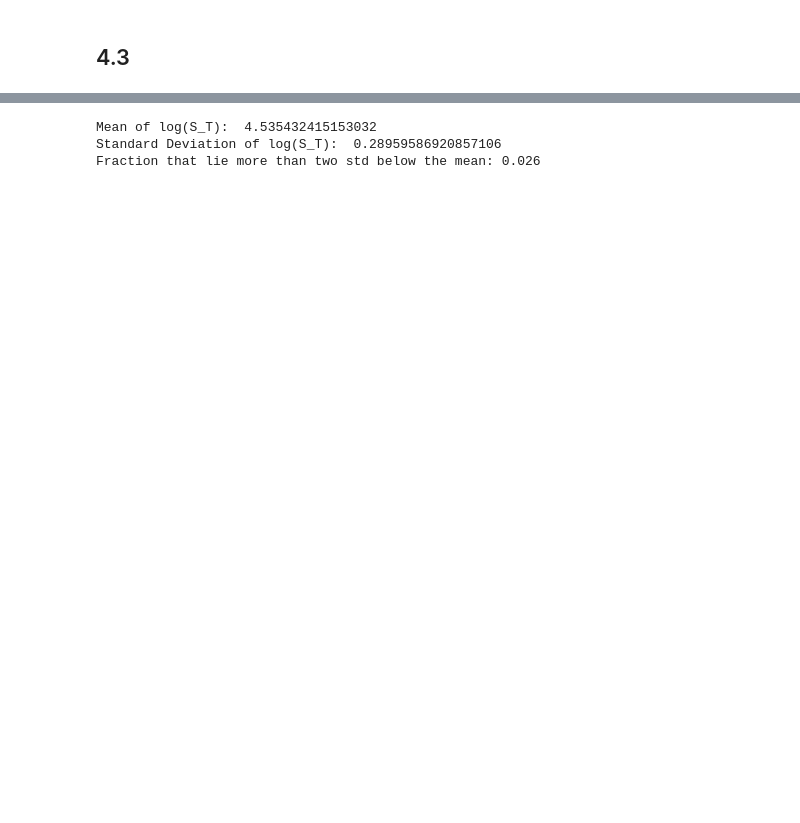
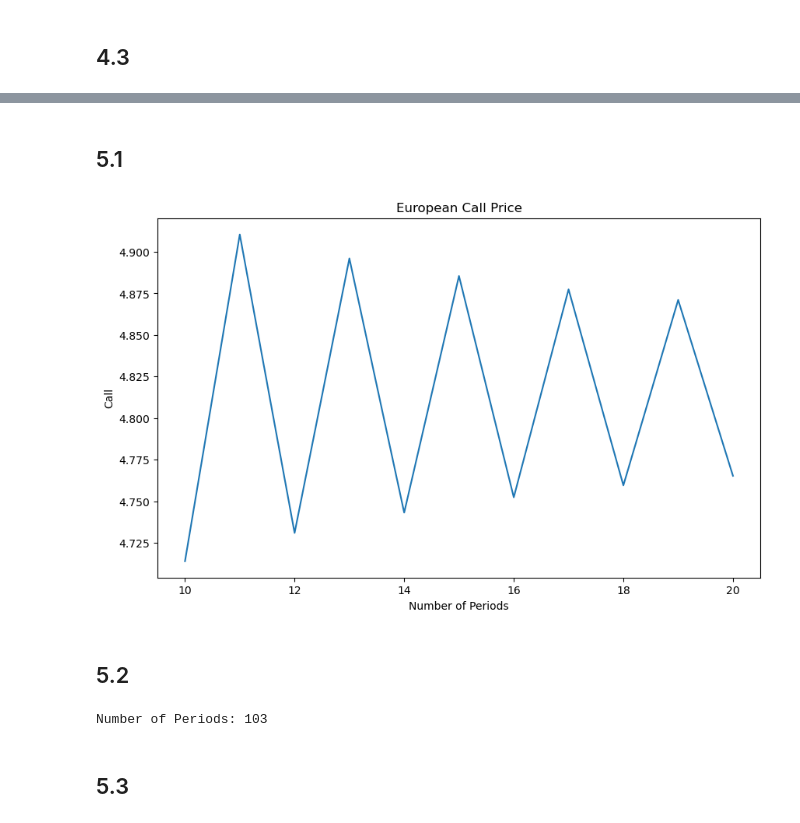
Before and after one commit to zhenqihu/DerPricing, a Jupyter notebook: hw3.ipynb, the cells around one changed output, grey strips where cells are left out. Saved outputs shown, nothing was run; the diff lists cells and outputs as text; code cells hidden in the pictures; blank space fills up the shorter version.

```diff
--- a/hw3.ipynb
+++ b/hw3.ipynb
@@ -81,13 +89,47 @@ def stochastic_volatility(S0, sigma0, r, q, dt, N, _theta, _kappa, _gamma, _rho)
-# %%
-results = np.zeros(500)
-for i in range(500):
-    results[i] = stochastic_volatility(S0=100, sigma0=0.3,
-                                       r=0.01, q=0.02, dt=1/100, N=100,
-                                       _theta=0.09, _kappa=0.01, _gamma=0.01, _rho=1)
-print("Mean of log(S_T): ", np.mean(results))
-print("Standard Deviation of log(S_T): ", np.std(results))
-print("Fraction that lie more than two std below the mean:", np.mean(results < np.mean(results) - 2 * np.std(results)))
-# %% [output]
-Mean of log(S_T):  4.535432415153032
-Standard Deviation of log(S_T):  0.28959586920857106
-Fraction that lie more than two std below the mean: 0.026
+# %% [markdown]
+## 5.1
+# %%
+S0 = 50 # initial stock price
+r = 0.05 # risk-free rate
+sigma = 0.3 # volatility
+T = 0.5 # maturity
+K = 50 # strike price
+# %%
+def stock_tree(N):
+    dt = T / N
+    u = np.exp(sigma * np.sqrt(dt))
+    d = 1 / u
+    S = np.zeros((N + 1, N + 1))
+    S[0, 0] = S0
+    for t in range(1, N + 1):
+        for i in range(t + 1):
+            S[i, t] = S0 * u ** (t - i) * d ** i
+    return S
+
+def euro_call_tree(N):
+    S = stock_tree(N)
+    dt = T / N
+    u = np.exp(sigma * np.sqrt(dt))
+    d = 1 / u
+    p = (np.exp(r * dt) - d) / (u - d) # risk-neutral probability
+    euro_call = np.zeros((N + 1, N + 1))
+    for i in range(N + 1):
+        euro_call[i, N] = max(S[i, N] - K, 0)
+    for t in range(N - 1, -1, -1):
+        for i in range(t + 1):
+            euro_call[i, t] = np.exp(-r * dt) * (p * euro_call[i, t + 1] + (1 - p) * euro_call[i + 1, t + 1])
+    return euro_call
+# %%
+call_price = np.zeros(11)
+for n in range(10, 21):
+    call_price[n - 10] = euro_call_tree(n)[0, 0]
+
+plt.plot(range(10, 21), call_price)
+plt.xlabel('Number of Periods')
+plt.ylabel('Call')
+plt.title('European Call Price')
+plt.show()
+# %% [output]
+[figure, added]
+# %% [markdown]
+## 5.2
@@ -93,0 +159,13 @@ Fraction that lie more than two std below the mean: 0.026
+# %%
+n = 10
+call_price_bs = Black_Scholes_Call(S=50, K=50, r=0.05, q=0, T=0.5, sigma=0.3)
+while True:
+    call_price_tree = euro_call_tree(n)[0, 0]
+    if abs(call_price_bs - call_price_tree) < 0.01:
+        print('Number of Periods:', n)
+        break
+    n += 1
+# %% [output]
+Number of Periods: 103
+# %% [markdown]
+## 5.3
```
Also changed, not shown: parts of 11 cells of this notebook.
